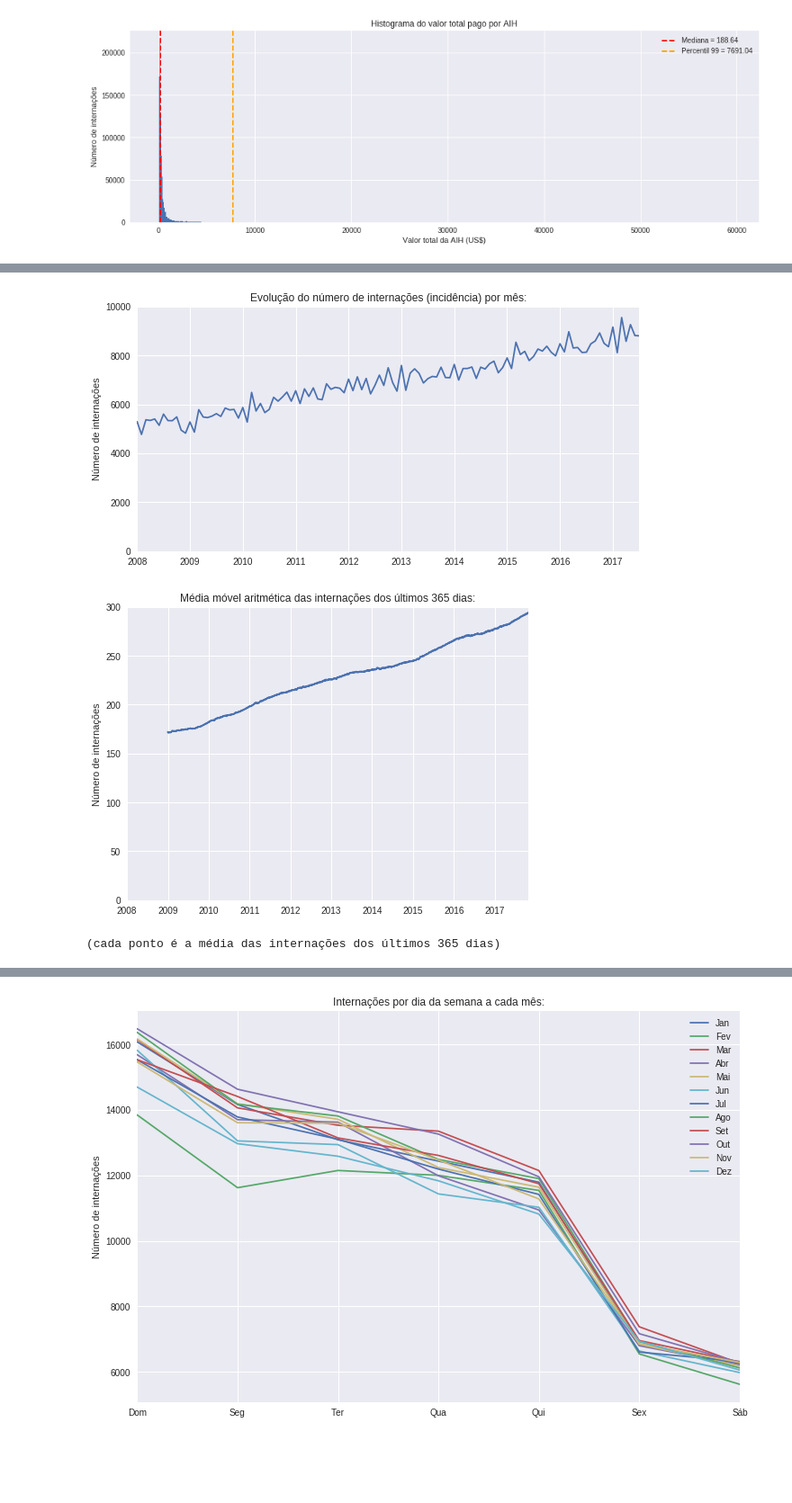
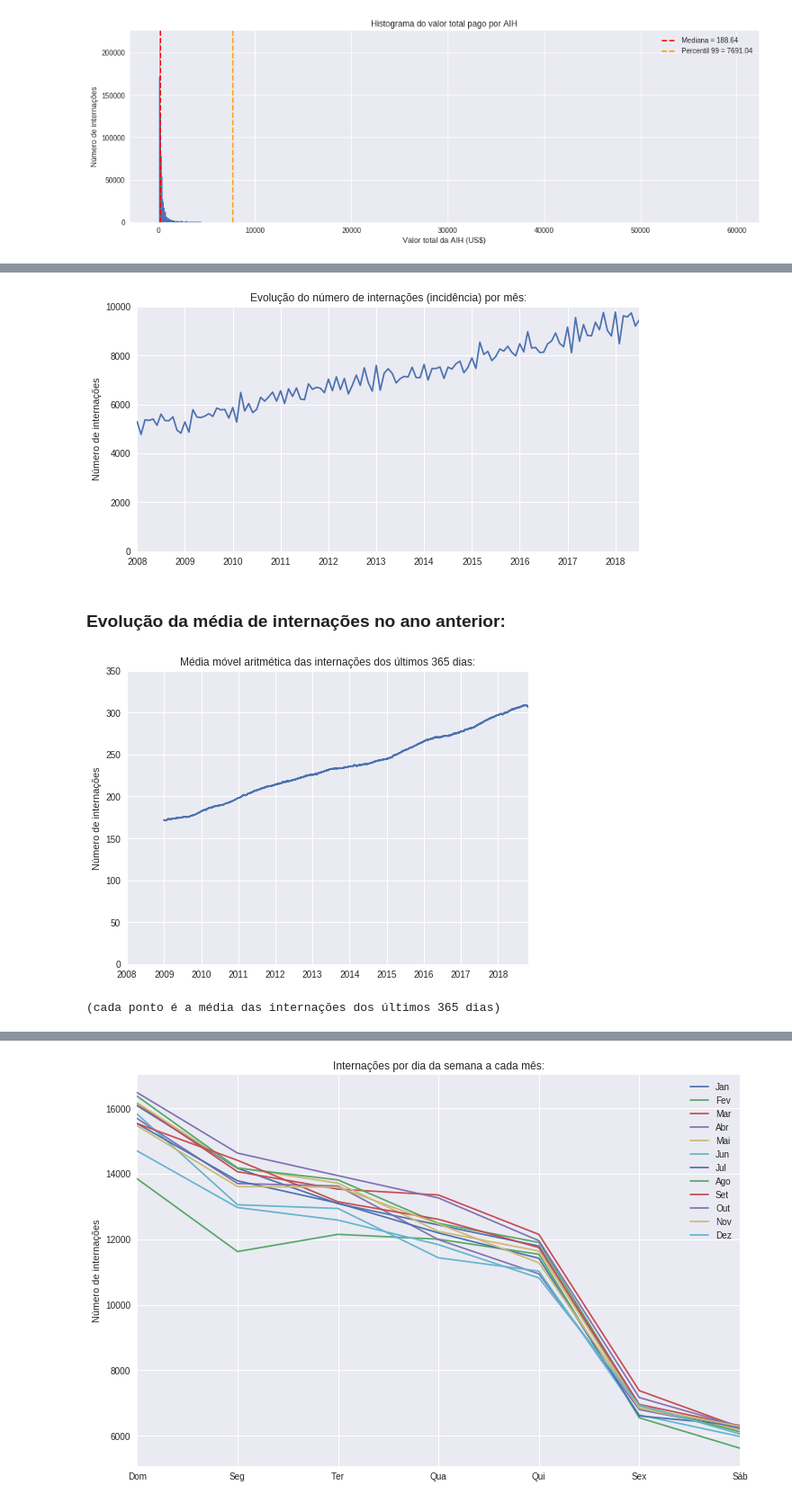
Before and after one commit to gbletsch/hematologic_hospitalizations_brazil, a Jupyter notebook: tcc.ipynb, the cells around one changed output, grey strips where cells are left out. Shown at 90% size. Drawn from its saved outputs; the diff is of its cells as text; code cells hidden in the pictures; blank space fills up the shorter version.

```diff
--- a/tcc.ipynb
+++ b/tcc.ipynb
@@ -156,23 +172,24 @@ plt.show()
 # %%
-int_by_day = pd.to_datetime(hemato.DT_INTER).value_counts()
-# claramente aumentou o número absoluto
-# parece que as vezes a velocidade de crescimento diminui um pouco no inverno com picos em fevereiro (?)
 # TODO: ver a população a cada ano e ver se aumentou o percentual de internações hemato
 
-int_by_day['2008':'2017'].resample('M').sum()[:-5].plot(figsize=(10, 5),
+int_by_day = pd.to_datetime(hemato.DT_INTER).value_counts()
+
+int_by_day['2008':'2018'].resample('M').sum()[:-5].plot(figsize=(10, 5),
                                                         ylim=(0, 10000))
 plt.title('Evolução do número de internações (incidência) por mês:')
 plt.ylabel('Número de internações')
 plt.show()
 # %% [output]
-[figure, old version]
+[figure, new version]
+# %% [markdown]
+### Evolução da média de internações no ano anterior:
 # %%
-int_by_day['2008':'2017'].resample('D').sum().rolling(365).mean()[:-60].plot(figsize=(8, 6),
-                                                                             ylim=(0, 300))
+int_by_day['2008':'2018'].resample('D').sum().rolling(365).mean()[:-60].plot(figsize=(8, 6),
+                                                                             ylim=(0, 350))
 plt.title('Média móvel aritmética das internações dos últimos 365 dias:')
 plt.ylabel('Número de internações')
 plt.show()
 print('(cada ponto é a média das internações dos últimos 365 dias)')
 # %% [output]
-[figure, old version]
+[figure, new version]
 (cada ponto é a média das internações dos últimos 365 dias)
```
Also changed, not shown: parts of 45 cells of this notebook.
